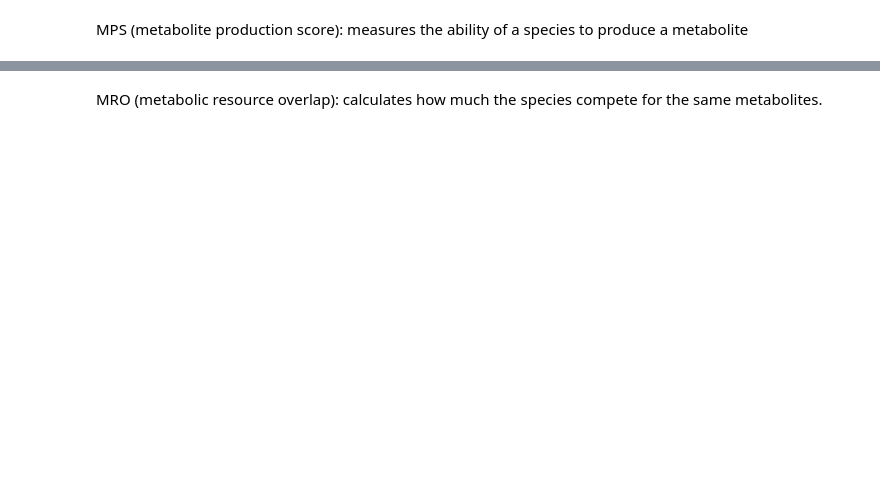
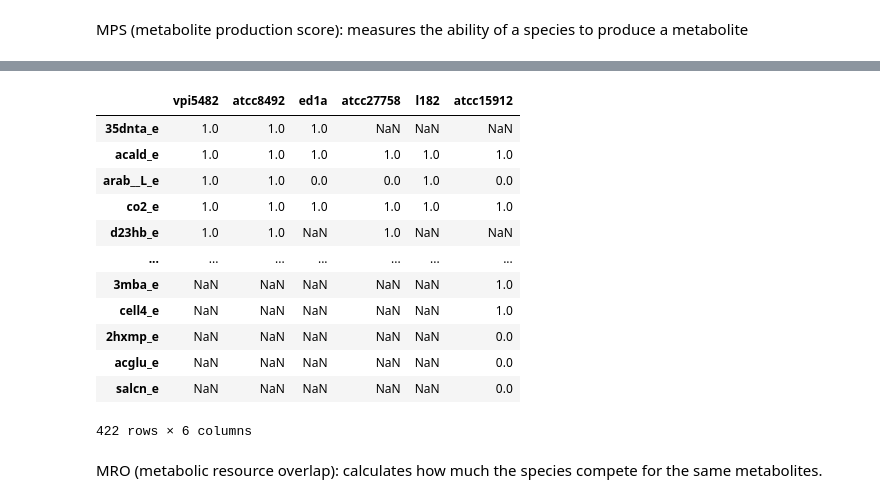
Before and after one commit to areias03/tmCOM, a Jupyter notebook: notebooks/08-community.ipynb, the cells around one changed output, grey strips where cells are left out. Cells and saved outputs as stored; diff of their text form; code cells hidden in the pictures; blank space fills up the shorter version.

```diff
--- a/notebooks/08-community.ipynb
+++ b/notebooks/08-community.ipynb
@@ -111,5 +156,5 @@ This community model ignores the environmental conditions that were specified in
 To make our life easier, we will extract the nutrient composition specified in the wild-type model to use later.
 # %%
 from mewpy.simulation import Environment
-M9 = Environment.from_model(wildtype)
+M9 = Environment.from_model(bt)
 M9
@@ -251,3 +555,19 @@ MPS
+# %%
+pd.DataFrame.from_dict(MPS)
+# %% [output]
+|  | vpi5482 | atcc8492 | ed1a | atcc27758 | l182 | atcc15912 |
+| 35dnta_e | 1.0 | 1.0 | 1.0 | NaN | NaN | NaN |
+| acald_e | 1.0 | 1.0 | 1.0 | 1.0 | 1.0 | 1.0 |
+| arab__L_e | 1.0 | 1.0 | 0.0 | 0.0 | 1.0 | 0.0 |
+| co2_e | 1.0 | 1.0 | 1.0 | 1.0 | 1.0 | 1.0 |
+| d23hb_e | 1.0 | 1.0 | NaN | 1.0 | NaN | NaN |
+| ... | ... | ... | ... | ... | ... | ... |
+| 3mba_e | NaN | NaN | NaN | NaN | NaN | 1.0 |
+| cell4_e | NaN | NaN | NaN | NaN | NaN | 1.0 |
+| 2hxmp_e | NaN | NaN | NaN | NaN | NaN | 0.0 |
+| acglu_e | NaN | NaN | NaN | NaN | NaN | 0.0 |
+| salcn_e | NaN | NaN | NaN | NaN | NaN | 0.0 |
+422 rows × 6 columns
 # %% [markdown]
 MRO (metabolic resource overlap): calculates how much the species compete for the same metabolites.
 # %%
```
Also changed, not shown: parts of 48 cells of this notebook, 48 other files.
